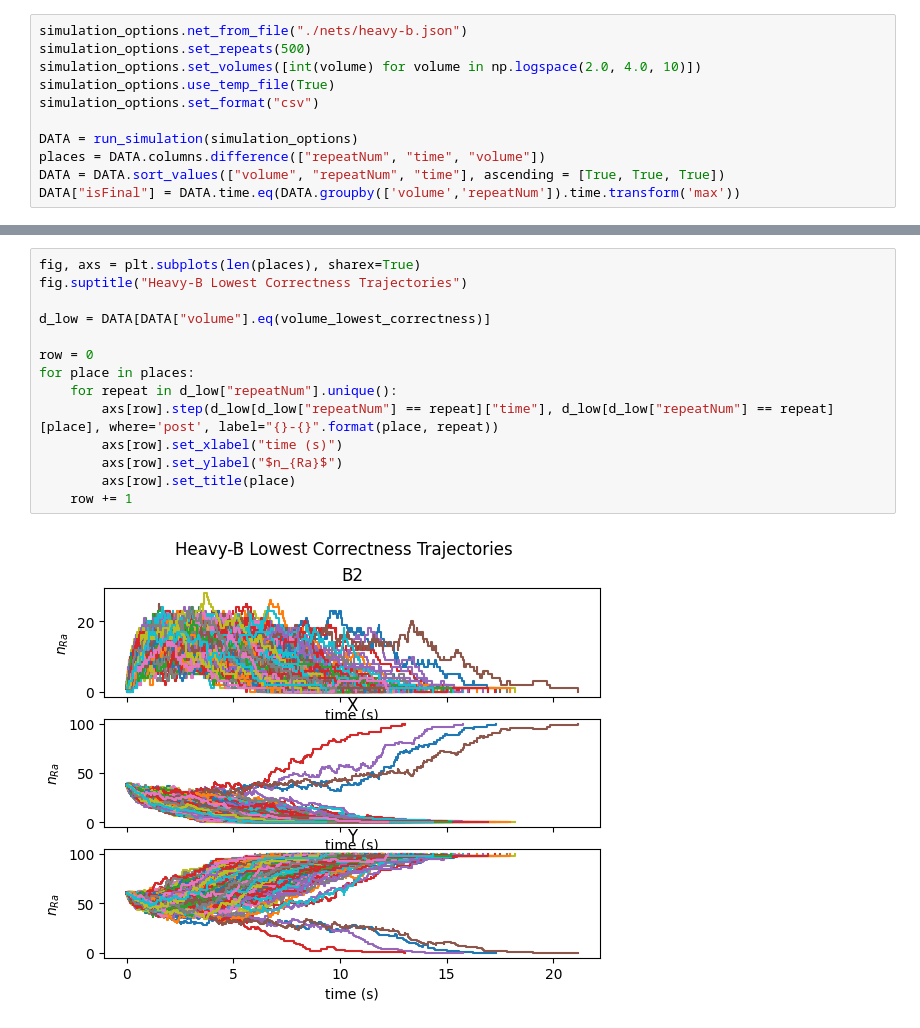
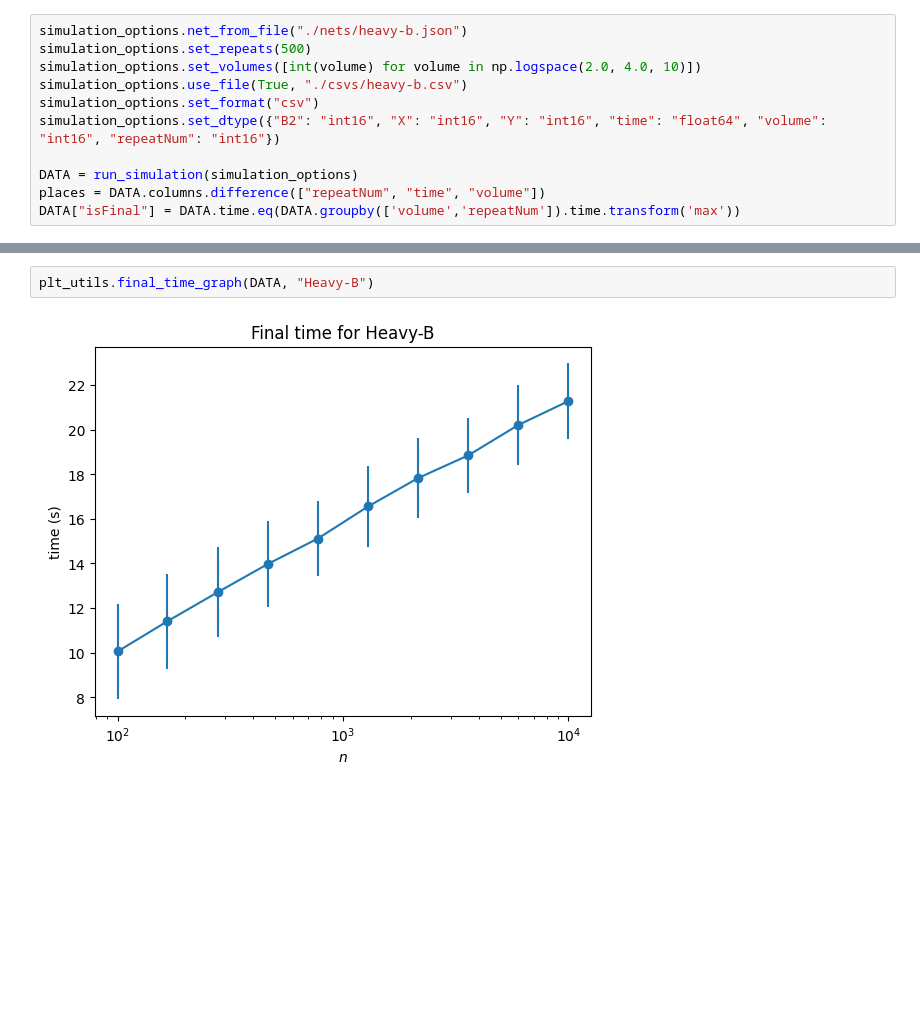
Before and after one commit to pointerless/PetriNetCRN, a Jupyter notebook: graphing/heavy-b.ipynb, the cells around one changed output, grey strips where cells are left out. Saved outputs shown, nothing was run; the diff lists cells and outputs as text; blank space fills up the shorter version.

```diff
--- a/graphing/heavy-b.ipynb
+++ b/graphing/heavy-b.ipynb
@@ -12,10 +23,10 @@ simulation_options.set_max_time(2000)
 simulation_options.net_from_file("./nets/heavy-b.json")
 simulation_options.set_repeats(500)
 simulation_options.set_volumes([int(volume) for volume in np.logspace(2.0, 4.0, 10)])
-simulation_options.use_temp_file(True)
+simulation_options.use_file(True, "./csvs/heavy-b.csv")
 simulation_options.set_format("csv")
+simulation_options.set_dtype({"B2": "int16", "X": "int16", "Y": "int16", "time": "float64", "volume": "int16", "repeatNum": "int16"})
 
 DATA = run_simulation(simulation_options)
 places = DATA.columns.difference(["repeatNum", "time", "volume"])
-DATA = DATA.sort_values(["volume", "repeatNum", "time"], ascending = [True, True, True])
 DATA["isFinal"] = DATA.time.eq(DATA.groupby(['volume','repeatNum']).time.transform('max'))
@@ -65,16 +51,4 @@ plt.show()
-# %%
-fig, axs = plt.subplots(len(places), sharex=True)
-fig.suptitle("Heavy-B Lowest Correctness Trajectories")
-
-d_low = DATA[DATA["volume"].eq(volume_lowest_correctness)]
-
-row = 0
-for place in places:
-    for repeat in d_low["repeatNum"].unique():
-        axs[row].step(d_low[d_low["repeatNum"] == repeat]["time"], d_low[d_low["repeatNum"] == repeat][place], where='post', label="{}-{}".format(place, repeat))
-        axs[row].set_xlabel("time (s)")
-        axs[row].set_ylabel("$n_{Ra}$")
-        axs[row].set_title(place)
-    row += 1
-# %% [output]
-[figure, removed]
+# %%
+plt_utils.final_time_graph(DATA, "Heavy-B")
+# %% [output]
+[figure, added]
```
Also changed, not shown: parts of 9 cells of this notebook, 29 other files.
